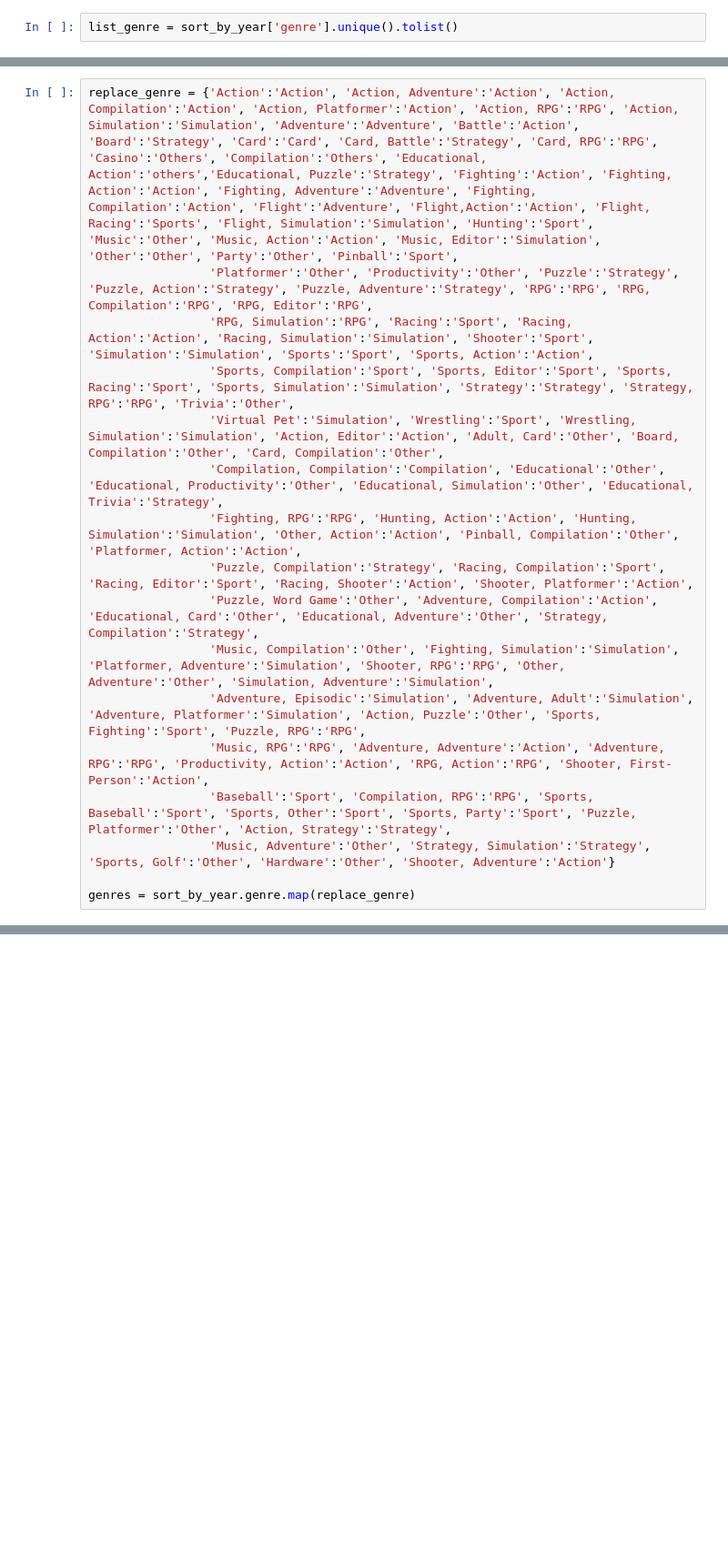
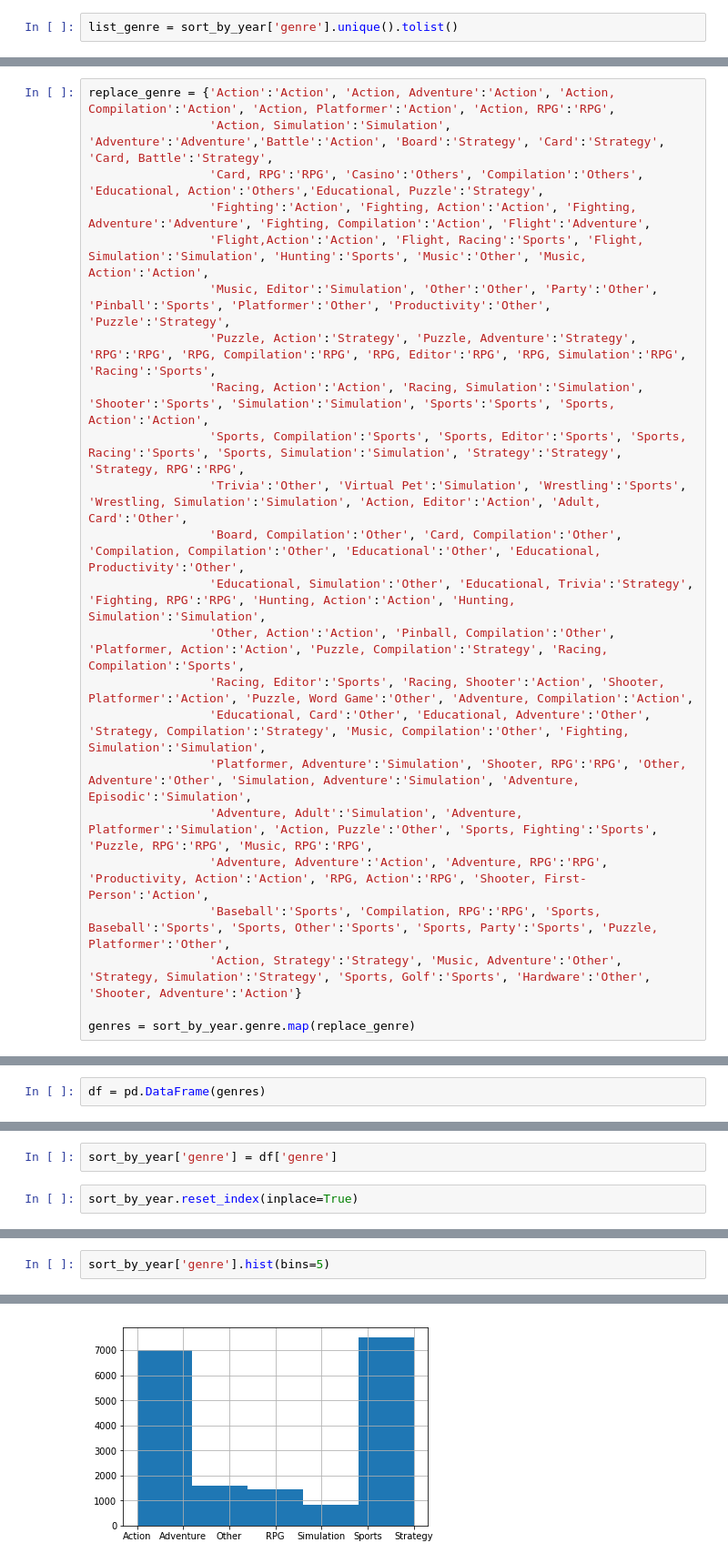
Before and after one commit to KarthikBhaktha/PopularGameGenrePy, a Jupyter notebook: gameEDA.ipynb, the cells around one changed output, grey strips where cells are left out. Shown at 91% size. Drawn from its saved outputs; the diff is of its cells as text; blank space fills up the shorter version.

Commit message:
created a graph
Generated a graph using matplot lib

```diff
--- a/gameEDA.ipynb
+++ b/gameEDA.ipynb
@@ -93,17 +112,23 @@ print(list_genre)
 # %%
-replace_genre = {'Action':'Action', 'Action, Adventure':'Action', 'Action, Compilation':'Action', 'Action, Platformer':'Action', 'Action, RPG':'RPG', 'Action, Simulation':'Simulation', 'Adventure':'Adventure', 'Battle':'Action', 'Board':'Strategy', 'Card':'Card', 'Card, Battle':'Strategy', 'Card, RPG':'RPG', 'Casino':'Others', 'Compilation':'Others', 'Educational, Action':'others','Educational, Puzzle':'Strategy', 'Fighting':'Action', 'Fighting, Action':'Action', 'Fighting, Adventure':'Adventure', 'Fighting, Compilation':'Action', 'Flight':'Adventure', 'Flight,Action':'Action', 'Flight, Racing':'Sports', 'Flight, Simulation':'Simulation', 'Hunting':'Sport', 'Music':'Other', 'Music, Action':'Action', 'Music, Editor':'Simulation', 'Other':'Other', 'Party':'Other', 'Pinball':'Sport',
-                 'Platformer':'Other', 'Productivity':'Other', 'Puzzle':'Strategy', 'Puzzle, Action':'Strategy', 'Puzzle, Adventure':'Strategy', 'RPG':'RPG', 'RPG, Compilation':'RPG', 'RPG, Editor':'RPG',
-                 'RPG, Simulation':'RPG', 'Racing':'Sport', 'Racing, Action':'Action', 'Racing, Simulation':'Simulation', 'Shooter':'Sport', 'Simulation':'Simulation', 'Sports':'Sport', 'Sports, Action':'Action',
-                 'Sports, Compilation':'Sport', 'Sports, Editor':'Sport', 'Sports, Racing':'Sport', 'Sports, Simulation':'Simulation', 'Strategy':'Strategy', 'Strategy, RPG':'RPG', 'Trivia':'Other',
-                 'Virtual Pet':'Simulation', 'Wrestling':'Sport', 'Wrestling, Simulation':'Simulation', 'Action, Editor':'Action', 'Adult, Card':'Other', 'Board, Compilation':'Other', 'Card, Compilation':'Other',
-                 'Compilation, Compilation':'Compilation', 'Educational':'Other', 'Educational, Productivity':'Other', 'Educational, Simulation':'Other', 'Educational, Trivia':'Strategy',
-                 'Fighting, RPG':'RPG', 'Hunting, Action':'Action', 'Hunting, Simulation':'Simulation', 'Other, Action':'Action', 'Pinball, Compilation':'Other', 'Platformer, Action':'Action',
-                 'Puzzle, Compilation':'Strategy', 'Racing, Compilation':'Sport', 'Racing, Editor':'Sport', 'Racing, Shooter':'Action', 'Shooter, Platformer':'Action',
-                 'Puzzle, Word Game':'Other', 'Adventure, Compilation':'Action', 'Educational, Card':'Other', 'Educational, Adventure':'Other', 'Strategy, Compilation':'Strategy',
-                 'Music, Compilation':'Other', 'Fighting, Simulation':'Simulation', 'Platformer, Adventure':'Simulation', 'Shooter, RPG':'RPG', 'Other, Adventure':'Other', 'Simulation, Adventure':'Simulation',
-                 'Adventure, Episodic':'Simulation', 'Adventure, Adult':'Simulation', 'Adventure, Platformer':'Simulation', 'Action, Puzzle':'Other', 'Sports, Fighting':'Sport', 'Puzzle, RPG':'RPG',
-                 'Music, RPG':'RPG', 'Adventure, Adventure':'Action', 'Adventure, RPG':'RPG', 'Productivity, Action':'Action', 'RPG, Action':'RPG', 'Shooter, First-Person':'Action',
-                 'Baseball':'Sport', 'Compilation, RPG':'RPG', 'Sports, Baseball':'Sport', 'Sports, Other':'Sport', 'Sports, Party':'Sport', 'Puzzle, Platformer':'Other', 'Action, Strategy':'Strategy',
-                 'Music, Adventure':'Other', 'Strategy, Simulation':'Strategy', 'Sports, Golf':'Other', 'Hardware':'Other', 'Shooter, Adventure':'Action'}
+replace_genre = {'Action':'Action', 'Action, Adventure':'Action', 'Action, Compilation':'Action', 'Action, Platformer':'Action', 'Action, RPG':'RPG',
+                 'Action, Simulation':'Simulation', 'Adventure':'Adventure','Battle':'Action', 'Board':'Strategy', 'Card':'Strategy', 'Card, Battle':'Strategy',
+                 'Card, RPG':'RPG', 'Casino':'Others', 'Compilation':'Others', 'Educational, Action':'Others','Educational, Puzzle':'Strategy',
+                 'Fighting':'Action', 'Fighting, Action':'Action', 'Fighting, Adventure':'Adventure', 'Fighting, Compilation':'Action', 'Flight':'Adventure',
+                 'Flight,Action':'Action', 'Flight, Racing':'Sports', 'Flight, Simulation':'Simulation', 'Hunting':'Sports', 'Music':'Other', 'Music, Action':'Action',
+                 'Music, Editor':'Simulation', 'Other':'Other', 'Party':'Other', 'Pinball':'Sports', 'Platformer':'Other', 'Productivity':'Other', 'Puzzle':'Strategy',
+                 'Puzzle, Action':'Strategy', 'Puzzle, Adventure':'Strategy', 'RPG':'RPG', 'RPG, Compilation':'RPG', 'RPG, Editor':'RPG', 'RPG, Simulation':'RPG', 'Racing':'Sports',
+                 'Racing, Action':'Action', 'Racing, Simulation':'Simulation', 'Shooter':'Sports', 'Simulation':'Simulation', 'Sports':'Sports', 'Sports, Action':'Action',
+                 'Sports, Compilation':'Sports', 'Sports, Editor':'Sports', 'Sports, Racing':'Sports', 'Sports, Simulation':'Simulation', 'Strategy':'Strategy', 'Strategy, RPG':'RPG',
+                 'Trivia':'Other', 'Virtual Pet':'Simulation', 'Wrestling':'Sports', 'Wrestling, Simulation':'Simulation', 'Action, Editor':'Action', 'Adult, Card':'Other',
+                 'Board, Compilation':'Other', 'Card, Compilation':'Other', 'Compilation, Compilation':'Other', 'Educational':'Other', 'Educational, Productivity':'Other',
+                 'Educational, Simulation':'Other', 'Educational, Trivia':'Strategy', 'Fighting, RPG':'RPG', 'Hunting, Action':'Action', 'Hunting, Simulation':'Simulation',
+                 'Other, Action':'Action', 'Pinball, Compilation':'Other', 'Platformer, Action':'Action', 'Puzzle, Compilation':'Strategy', 'Racing, Compilation':'Sports',
+                 'Racing, Editor':'Sports', 'Racing, Shooter':'Action', 'Shooter, Platformer':'Action', 'Puzzle, Word Game':'Other', 'Adventure, Compilation':'Action',
+                 'Educational, Card':'Other', 'Educational, Adventure':'Other', 'Strategy, Compilation':'Strategy', 'Music, Compilation':'Other', 'Fighting, Simulation':'Simulation',
+                 'Platformer, Adventure':'Simulation', 'Shooter, RPG':'RPG', 'Other, Adventure':'Other', 'Simulation, Adventure':'Simulation', 'Adventure, Episodic':'Simulation',
+                 'Adventure, Adult':'Simulation', 'Adventure, Platformer':'Simulation', 'Action, Puzzle':'Other', 'Sports, Fighting':'Sports', 'Puzzle, RPG':'RPG', 'Music, RPG':'RPG',
+                 'Adventure, Adventure':'Action', 'Adventure, RPG':'RPG', 'Productivity, Action':'Action', 'RPG, Action':'RPG', 'Shooter, First-Person':'Action',
+                 'Baseball':'Sports', 'Compilation, RPG':'RPG', 'Sports, Baseball':'Sports', 'Sports, Other':'Sports', 'Sports, Party':'Sports', 'Puzzle, Platformer':'Other',
+                 'Action, Strategy':'Strategy', 'Music, Adventure':'Other', 'Strategy, Simulation':'Strategy', 'Sports, Golf':'Sports', 'Hardware':'Other', 'Shooter, Adventure':'Action'}
 
 genres = sort_by_year.genre.map(replace_genre)
@@ -129,0 +135,2 @@ Name: genre, Length: 18625, dtype: object
+# %%
+df = pd.DataFrame(genres)
@@ -129,0 +146,4 @@ Name: genre, Length: 18625, dtype: object
+# %%
+sort_by_year['genre'] = df['genre']
+# %%
+sort_by_year.reset_index(inplace=True)
@@ -129,0 +164,3 @@ Name: genre, Length: 18625, dtype: object
+# %%
+sort_by_year['genre'].hist(bins=5)
+# %% [output]
@@ -129,0 +168 @@ Name: genre, Length: 18625, dtype: object
+[figure, added]
```
Also changed, not shown: parts of 19 cells of this notebook, 1 other file.
